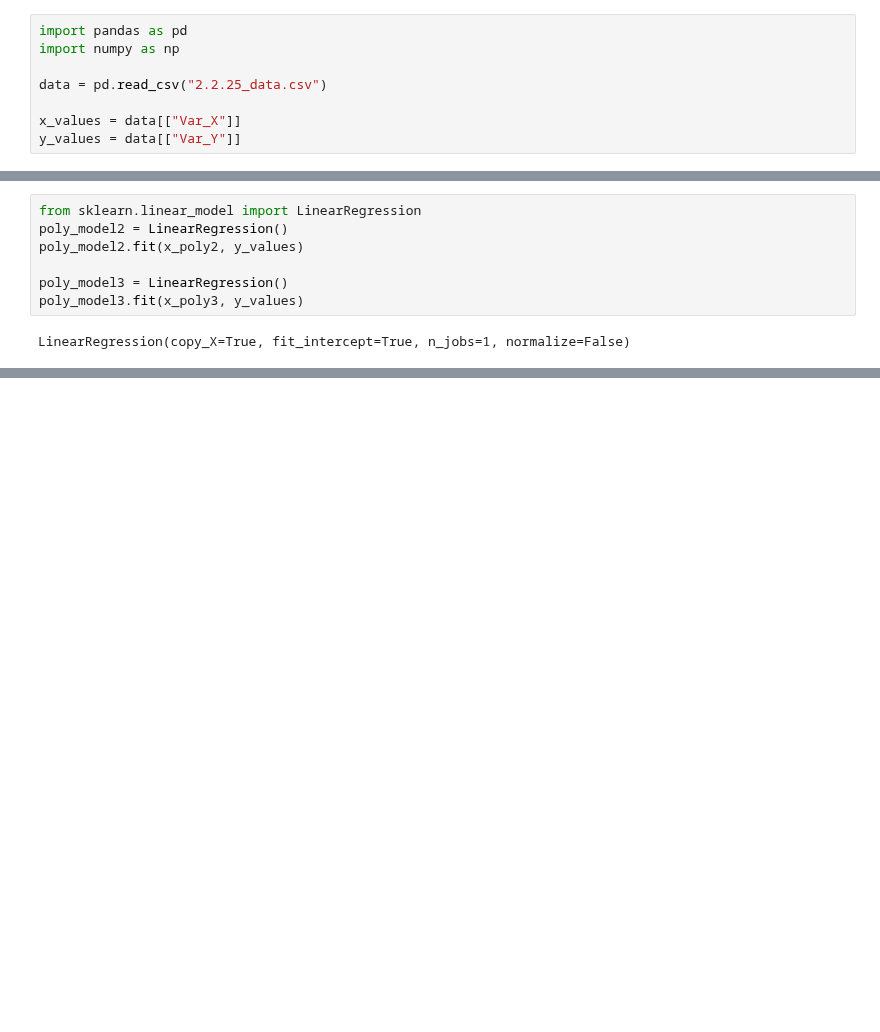
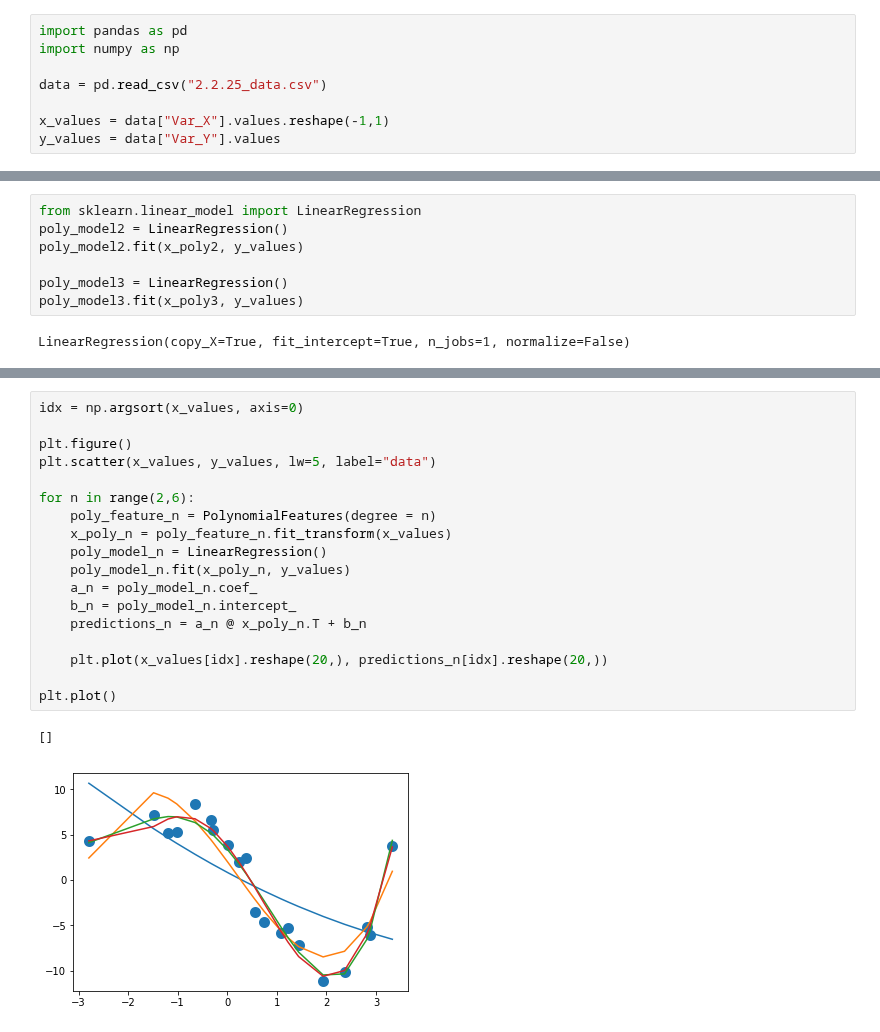
Before and after one commit to jc-udacity/datascientist, a Jupyter notebook: 02_supervised_learning/02_linear_regression/2.2.25.ipynb, the cells around one changed output, grey strips where cells are left out. Cells and saved outputs as stored; diff of their text form; blank space fills up the shorter version.

Commit message:
changed scatter to plot in 2.2.25

```diff
--- a/02_supervised_learning/02_linear_regression/2.2.25.ipynb
+++ b/02_supervised_learning/02_linear_regression/2.2.25.ipynb
@@ -4,8 +4,8 @@ import numpy as np
 
 data = pd.read_csv("2.2.25_data.csv")
 
-x_values = data[["Var_X"]]
-y_values = data[["Var_Y"]]
+x_values = data["Var_X"].values.reshape(-1,1)
+y_values = data["Var_Y"].values
 # %%
 from sklearn.preprocessing import PolynomialFeatures
 poly_feature2 = PolynomialFeatures(degree = 2)
@@ -45 +46,22 @@ plt.legend()
 [figure]
+# %%
+idx = np.argsort(x_values, axis=0)
+
+plt.figure()
+plt.scatter(x_values, y_values, lw=5, label="data")
+
+for n in range(2,6):
+    poly_feature_n = PolynomialFeatures(degree = n)
+    x_poly_n = poly_feature_n.fit_transform(x_values)
+    poly_model_n = LinearRegression()
+    poly_model_n.fit(x_poly_n, y_values)
+    a_n = poly_model_n.coef_
+    b_n = poly_model_n.intercept_
+    predictions_n = a_n @ x_poly_n.T + b_n
+
+    plt.plot(x_values[idx].reshape(20,), predictions_n[idx].reshape(20,))
+
+plt.plot()
+# %% [output]
+[]
+[figure, added]
```
Also changed, not shown: parts of 1 cell of this notebook.
